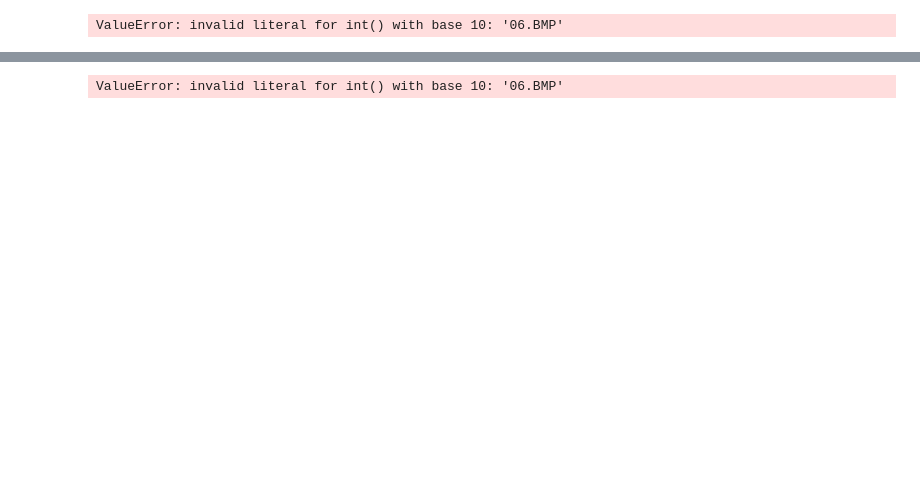
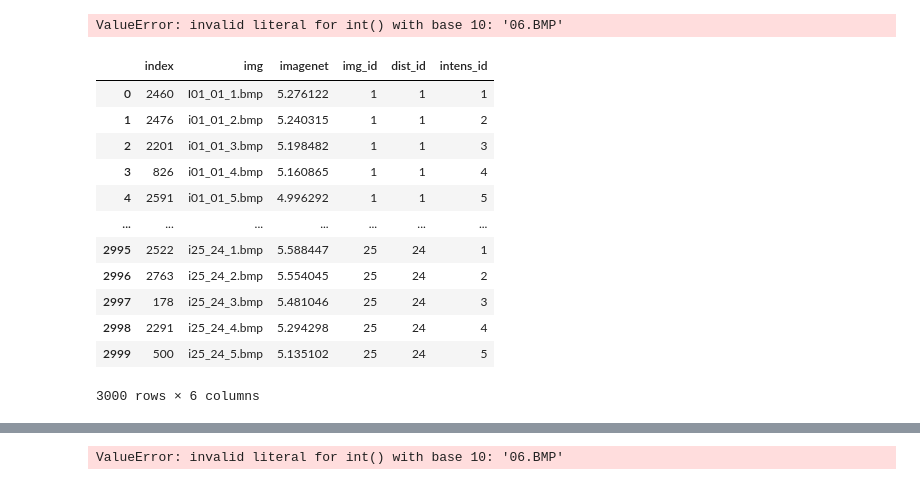
Before and after one commit to janpf/NIAA, a Jupyter notebook: analysis_code/IA2NIMA_test_AVA2TID.ipynb, the cells around one changed output, grey strips where cells are left out. Saved outputs shown, nothing was run; the diff lists cells and outputs as text; code cells hidden in the pictures; blank space fills up the shorter version.

```diff
--- a/analysis_code/IA2NIMA_test_AVA2TID.ipynb
+++ b/analysis_code/IA2NIMA_test_AVA2TID.ipynb
@@ -59,0 +104,16 @@ df = pd.read_csv(file)
+# %%
+df.rename(columns={"scores":"imagenet"})
+# %% [output]
+|  | index | img | imagenet | img_id | dist_id | intens_id |
+| 0 | 2460 | I01_01_1.bmp | 5.276122 | 1 | 1 | 1 |
+| 1 | 2476 | i01_01_2.bmp | 5.240315 | 1 | 1 | 2 |
+| 2 | 2201 | i01_01_3.bmp | 5.198482 | 1 | 1 | 3 |
+| 3 | 826 | i01_01_4.bmp | 5.160865 | 1 | 1 | 4 |
+| 4 | 2591 | i01_01_5.bmp | 4.996292 | 1 | 1 | 5 |
+| ... | ... | ... | ... | ... | ... | ... |
+| 2995 | 2522 | i25_24_1.bmp | 5.588447 | 25 | 24 | 1 |
+| 2996 | 2763 | i25_24_2.bmp | 5.554045 | 25 | 24 | 2 |
+| 2997 | 178 | i25_24_3.bmp | 5.481046 | 25 | 24 | 3 |
+| 2998 | 2291 | i25_24_4.bmp | 5.294298 | 25 | 24 | 4 |
+| 2999 | 500 | i25_24_5.bmp | 5.135102 | 25 | 24 | 5 |
+3000 rows × 6 columns
```
Also changed, not shown: parts of 20 cells of this notebook, 7 other files.
